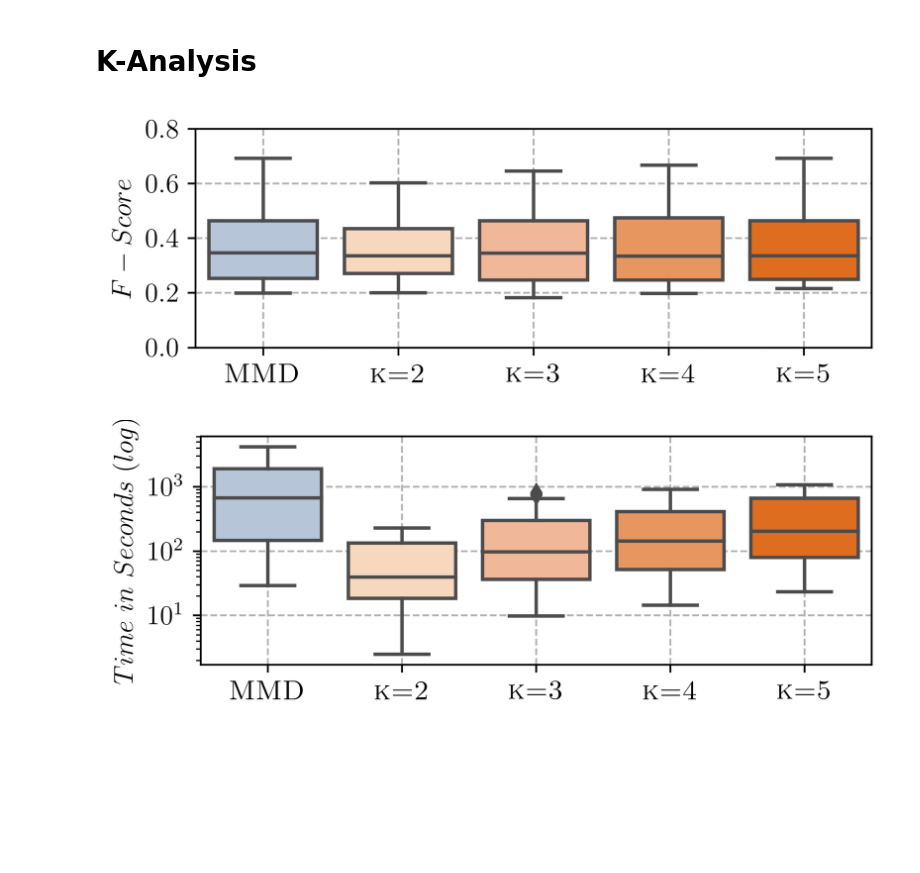
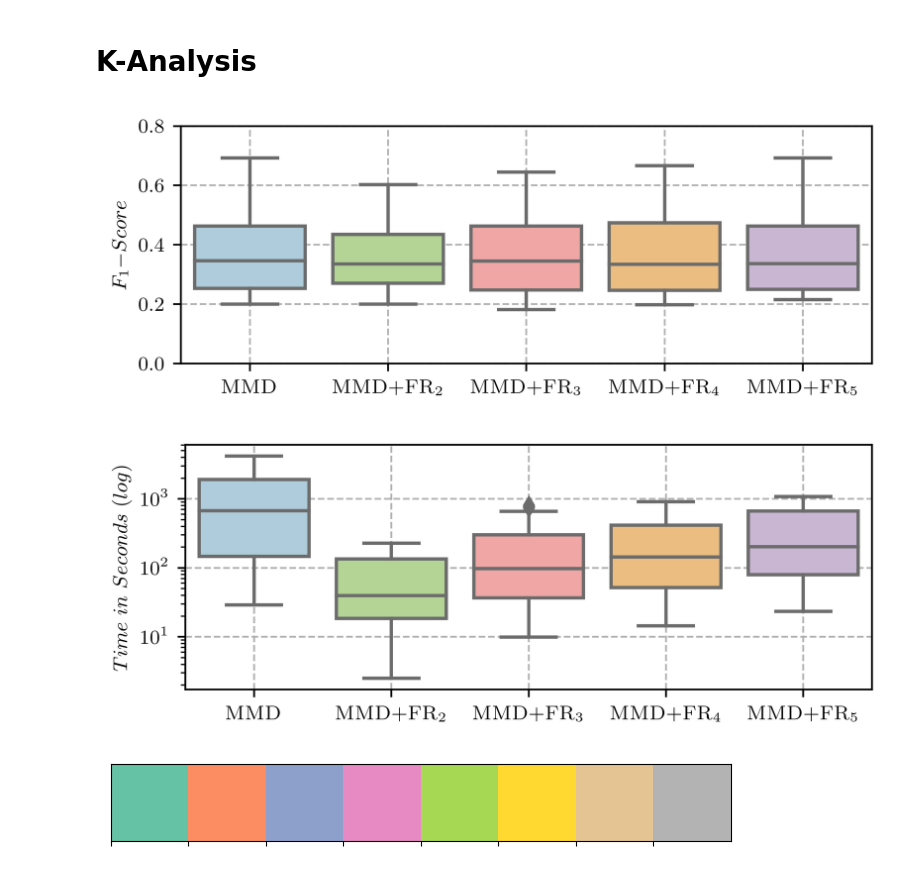
Before and after one commit to martineberlein/misprediction_explanation, a Jupyter notebook: notebooks/k-analysis.ipynb, the cells around one changed output. Saved outputs shown, nothing was run; the diff lists cells and outputs as text; code cells hidden in the pictures; blank space fills up the shorter version.

Commit message:
update notebooks with new figures

```diff
--- a/notebooks/k-analysis.ipynb
+++ b/notebooks/k-analysis.ipynb
@@ -9,6 +9,15 @@ import seaborn as sns
 import matplotlib.pyplot as plt
 import numpy as np
 import matplotlib.patches as mpatches
+# %%
+# palette = {'mmd': 'lightsteelblue','l2': '#ffd7b5', 'l3': '#ffb38a', 'l4': '#ff9248', 'l5': '#ff6700'}
+palette = {
+    'mmd': '#a6cee3',   # soft blue
+    'l2':  '#b2df8a',   # light green
+    'l3':  '#fb9a99',   # soft red
+    'l4':  '#fdbf6f',   # light orange
+    'l5':  '#cab2d6'    # lavender
+}
 # %%
 # Create a new DataFrame as a copy of the original
 df_mmd_mmd2 = pd.read_csv('../evaluation/results.csv')
@@ -32,15 +41,12 @@ df_mmd_mmd2['fscore'] = 2 * (df_mmd_mmd2['precision_with'] * df_mmd_mmd2['recall
 plt.figure(figsize=(5, 2), dpi=500)
 plt.rcParams['text.usetex'] = True
 plt.rc('axes', axisbelow=True)
-plt.rcParams.update({'font.size': 12})
-
-# Define the colors
-palette = {'mmd': 'lightsteelblue','l2': '#ffd7b5', 'l3': '#ffb38a', 'l4': '#ff9248', 'l5': '#ff6700'}
+plt.rcParams.update({'font.size': 9})
 
 #sns.boxplot(x='blackbox', y='time_with', hue='rules', data=df_mmd_mmd2, palette=palette)
 sns.boxplot(x='rules', y='fscore', data=df_mmd_mmd2, palette=palette)
 # plt.title('F-score Distribution by Subject for MMD and Our Approach')
-plt.ylabel(r'$F-Score$')
+plt.ylabel(r'$F_1{-}Score$')
 plt.xlabel(r'')
 plt.yticks(np.arange(0, 0.81, 0.2))
 plt.grid(axis="x", linestyle='--')
@@ -54,46 +60,50 @@ fourth_patch = mpatches.Patch(ec="black" ,facecolor='#FFB347')
 fith_patch = mpatches.Patch(ec="black" ,facecolor='navajowhite')
 sixth_patch = mpatches.Patch(ec="black" ,facecolor='burlywood')
 
-plt.xticks(ticks=[0,1,2,3,4], labels=[r'\scshape{MMD}', r'\scshape{k=2}', r'\scshape{k=3}', r'\scshape{k=4}', r'\scshape{k=5}'],)
+#plt.xticks(ticks=[0,1,2,3,4], labels=[r'\scshape{MMD}', r'\scshape{k=2}', r'\scshape{k=3}', r'\scshape{k=4}', r'\scshape{k=5}'],)
+r'\scshape{MMD+FR}$_{2}$'
+plt.xticks(ticks=[0,1,2,3,4], labels=[r'\scshape{MMD}', r'\scshape{MMD+FR}$_{2}$', r'\scshape{MMD+FR}$_{3}$', r'\scshape{MMD+FR}$_{4}$', r'\scshape{MMD+FR}$_{5}$'],)
 # plt.legend(handles=[first_patch, second_patch])
 plt.tight_layout()
 plt.savefig('./k-fscore.pdf')
 # %% [output]
-[figure, old version]
+[figure, new version]
 # %%
 # Create the box plot
 plt.figure(figsize=(5, 2), dpi=500)
 plt.rcParams['text.usetex'] = True
 plt.rc('axes', axisbelow=True)
-plt.rcParams.update({'font.size': 12})
-
-# Define the colors
-palette = {'mmd': 'lightsteelblue','l2': '#ffd7b5', 'l3': '#ffb38a', 'l4': '#ff9248', 'l5': '#ff6700'}
+plt.rcParams.update({'font.size': 9})
 
 #sns.boxplot(x='blackbox', y='time_with', hue='rules', data=df_mmd_mmd2, palette=palette)
 sns.boxplot(x='rules', y='time_with', data=df_mmd_mmd2, palette=palette)
 # plt.title('F-score Distribution by Subject for MMD and Our Approach')
 plt.grid(axis="y", linestyle='--',)
 plt.grid(axis="x", linestyle='--',which='both')
 plt.ylabel(r'$F-Score$')
 plt.xlabel('')
 plt.ylabel(r'$Time$ $in$ $Seconds$ $(log)$')
 plt.yscale('log')
 #plt.xticks(rotation=45)
 
 #plt.xticks(ticks=[0,1,2,3,4,], labels=[r'\scshape{MMD}', r'\scshape{MMD+FR}$_{k=2}$', r'\scshape{MMD+FR}$_{k=3}$', r'\scshape{MMD+FR}$_{k=4}$', r'\scshape{MMD+FR}$_{k=5}$'],)
-plt.xticks(ticks=[0,1,2,3,4], labels=[r'\scshape{MMD}', r'\scshape{k=2}', r'\scshape{k=3}', r'\scshape{k=4}', r'\scshape{k=5}'],)
+#plt.xticks(ticks=[0,1,2,3,4], labels=[r'\scshape{MMD}', r'\scshape{k=2}', r'\scshape{k=3}', r'\scshape{k=4}', r'\scshape{k=5}'],)
+plt.xticks(ticks=[0,1,2,3,4], labels=[r'\scshape{MMD}', r'\scshape{MMD+FR}$_{2}$', r'\scshape{MMD+FR}$_{3}$', r'\scshape{MMD+FR}$_{4}$', r'\scshape{MMD+FR}$_{5}$'],)
 first_patch = mpatches.Patch(ec="black" ,facecolor='lightsteelblue')
 
 second_patch = mpatches.Patch(ec="black" ,facecolor='floralwhite')
 third_patch = mpatches.Patch(ec="black" ,facecolor='oldlace')
 fourth_patch = mpatches.Patch(ec="black" ,facecolor='papayawhip')
 fith_patch = mpatches.Patch(ec="black" ,facecolor='navajowhite')
 sixth_patch = mpatches.Patch(ec="black" ,facecolor='burlywood')
 
 #plt.legend(loc=4,title=r'\textbf{Approach}', labels=[r'\scshape{MMD}', r'\scshape{MMD+FR}$_{k=2}$', r'\scshape{MMD+FR}$_{k=3}$', r'\scshape{MMD+FR}$_{k=4}$', r'\scshape{MMD+FR}$_{k=5}$'], handles=[first_patch, third_patch, fourth_patch, fith_patch, sixth_patch])
 # plt.legend(handles=[first_patch, second_patch])
 plt.tight_layout()
 plt.savefig('./k-time.pdf')
 # %% [output]
-[figure, old version]
+[figure, new version]
+# %%
+sns.palplot(sns.color_palette("Set2"))
+# %% [output]
+[figure, added]
```
Also changed, not shown: 2 other files.
